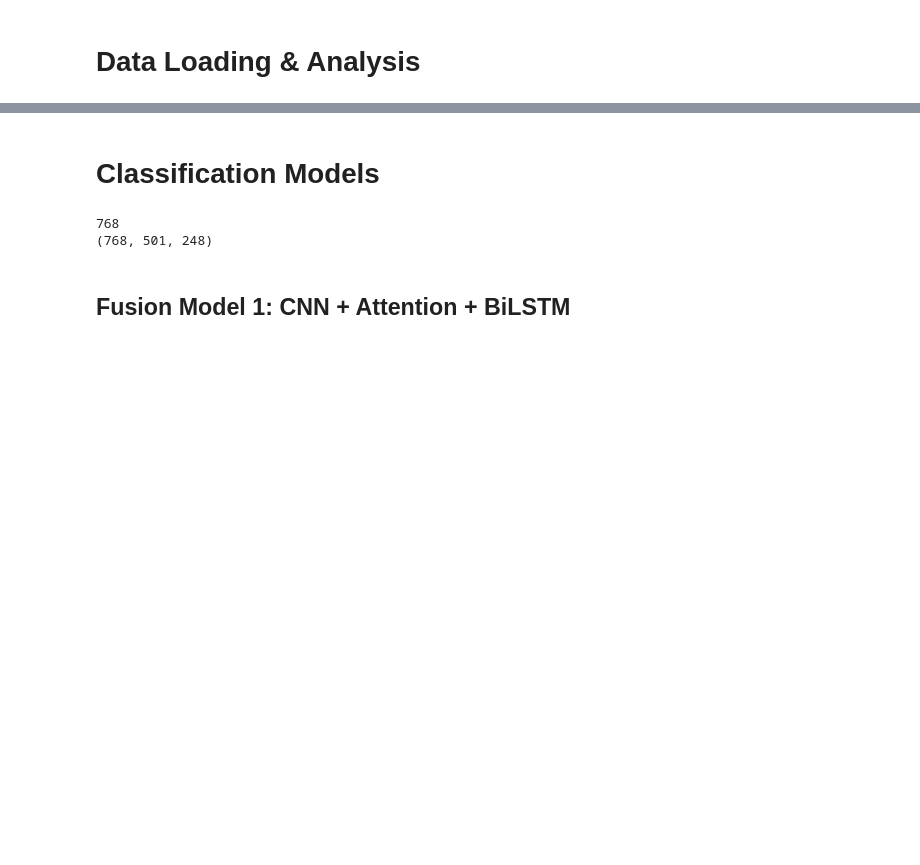
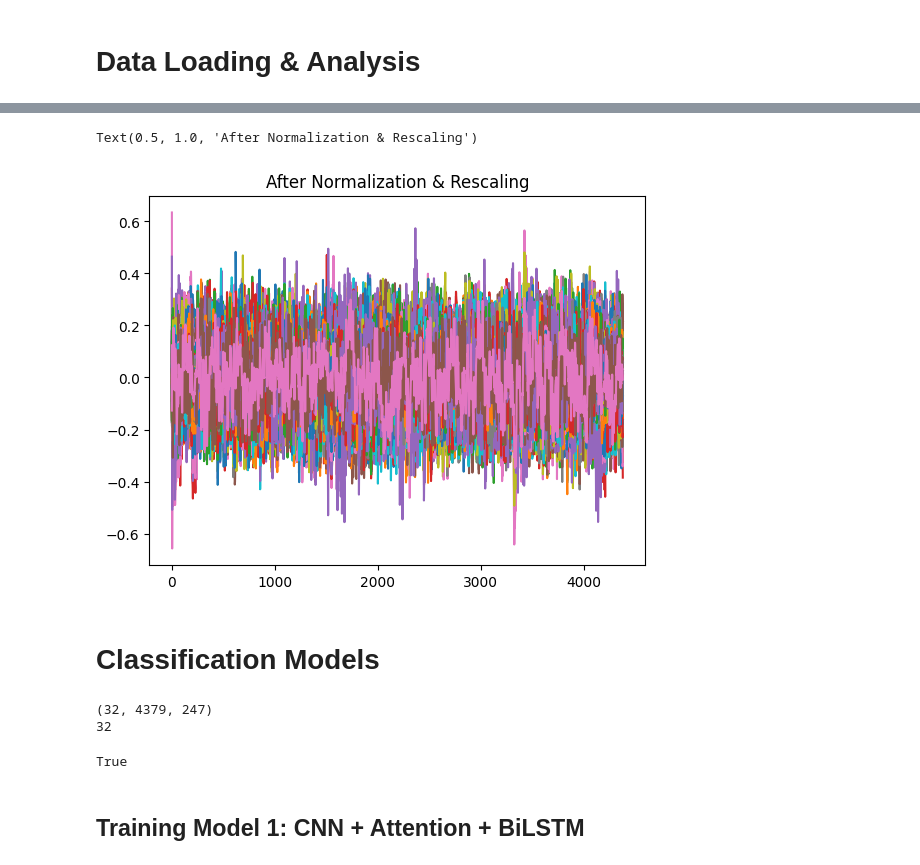
Before and after one commit to Jagoda222/DL_assignment2, a Jupyter notebook: DL_MEG_A2.ipynb, the cells around one changed output, grey strips where cells are left out. Cells and saved outputs as stored; diff of their text form; code cells hidden in the pictures; blank space fills up the shorter version.

```diff
--- a/DL_MEG_A2.ipynb
+++ b/DL_MEG_A2.ipynb
@@ -260,17 +325,29 @@ norm_data = z_norm(epoched_data)
+# %%
+plt.plot(zscore_per_trial(downsampled_data[0].transpose(1,0)))
+plt.title(f"After Normalization & Rescaling")
+# %% [output]
+Text(0.5, 1.0, 'After Normalization & Rescaling')
+[figure, added]
 # %% [markdown]
 # Classification Models
 # %%
 from sklearn.preprocessing import LabelEncoder
 
+
+# Then transpose for model input shape (n_trials, n_times, n_channels)
+X = downsampled_data_norm.transpose(0, 2, 1)
+print(X.shape)
+
 # Encode labels
 label_encoder = LabelEncoder()
-y = label_encoder.fit_transform(epoched_labels)
+y = label_encoder.fit_transform(labels)
 print(len(y))
-
-X = norm_data.transpose(0,2,1)
-print(X.shape)
 # %% [output]
-768
-(768, 501, 248)
+(32, 4379, 247)
+32
+# %%
+X.shape[0] == len(y)
+# %% [output]
+True
 # %% [markdown]
-## Fusion Model 1: CNN + Attention + BiLSTM
+## Training Model 1: CNN + Attention + BiLSTM
```
Also changed, not shown: parts of 55 cells of this notebook.
